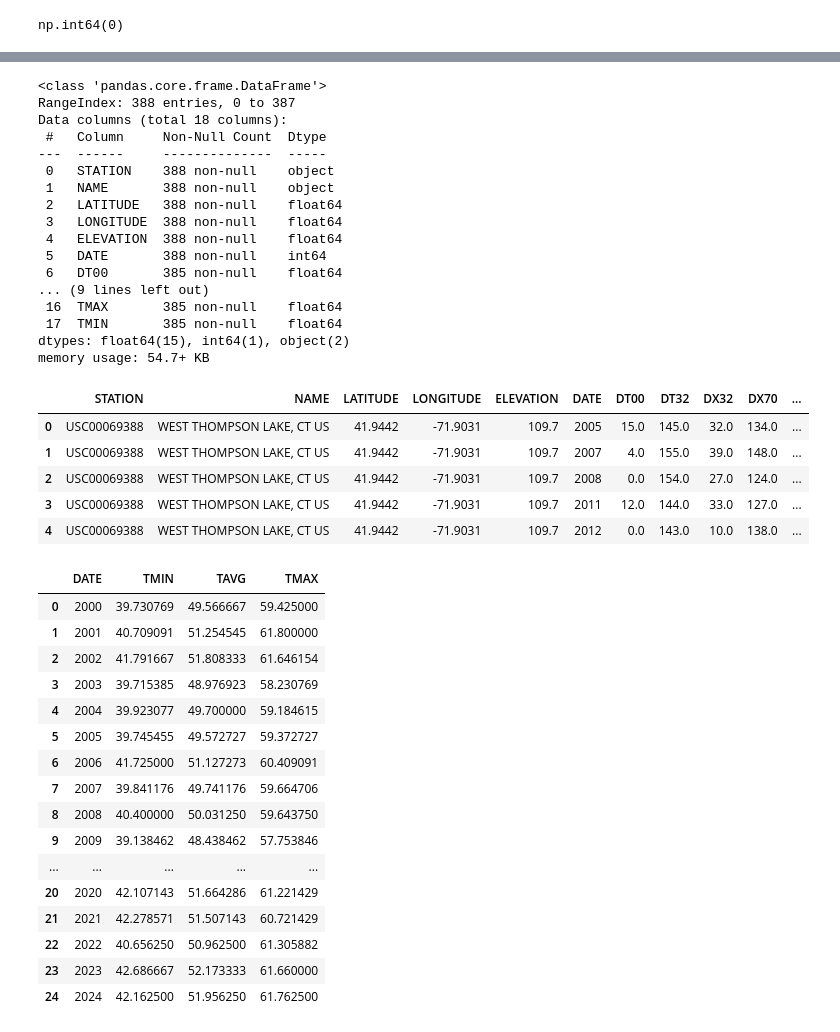
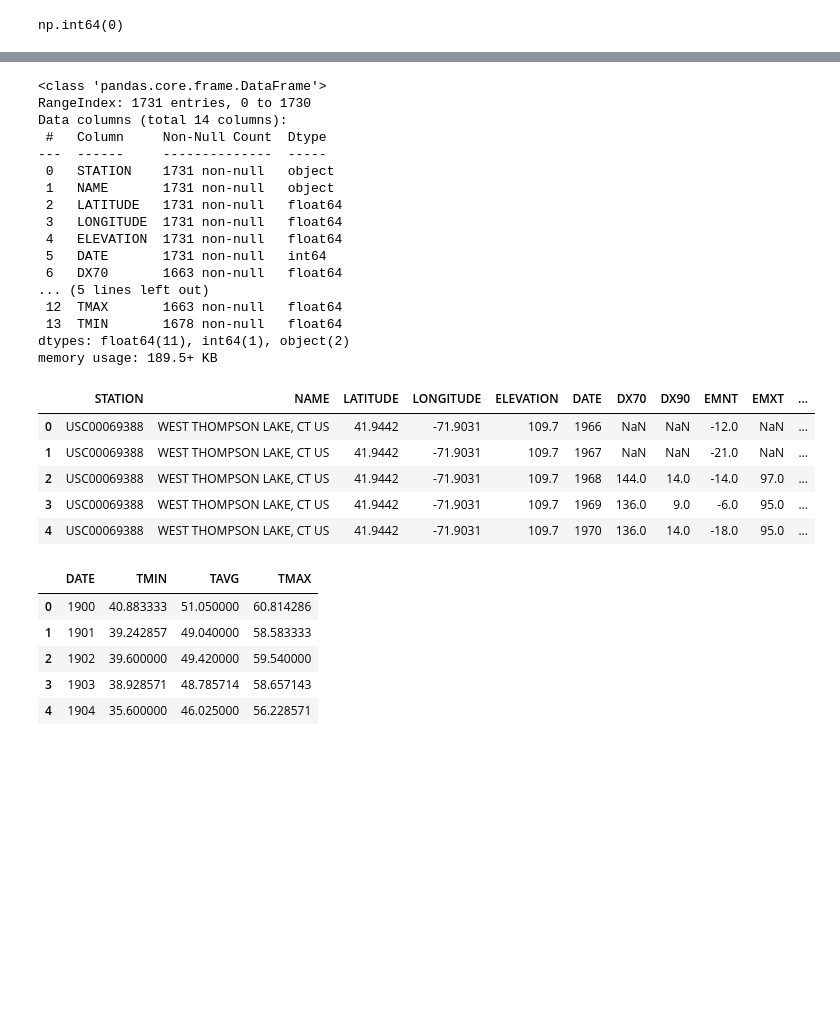
Before and after one commit to envirodatascience/final-project-insect-team, a Jupyter notebook: temp_data_insect_final.ipynb, the cells around one changed output, grey strips where cells are left out. Saved outputs shown, nothing was run; the diff lists cells and outputs as text; code cells hidden in the pictures; blank space fills up the shorter version.

```diff
--- a/temp_data_insect_final.ipynb
+++ b/temp_data_insect_final.ipynb
@@ -17,6 +17,10 @@ import numpy as np
 # download the data
 # TODO: save to GitHub, read in from there
 df_temp = pd.read_csv('https://www.ncei.noaa.gov/orders/cdo/3998324.csv')
+# %%
+# load in 1900-2024 data
+# github link https://github.com/envirodatascience/final-project-insect-team/blob/main/temp_data_1900-2024.csv
+df_temp = pd.read_csv('temp_data_1900-2024.csv')
 # %%
 df_temp.head()
 # %% [output]
@@ -127,50 +140,40 @@ df_temp_clean = df_temp.drop(df_temp[(df_temp['TAVG'].isna()) & (df_temp['TMIN']
 df_temp_clean.info()
 # %% [output]
 <class 'pandas.core.frame.DataFrame'>
-RangeIndex: 388 entries, 0 to 387
-Data columns (total 18 columns):
+RangeIndex: 1731 entries, 0 to 1730
+Data columns (total 14 columns):
  #   Column     Non-Null Count  Dtype
 ---  ------     --------------  -----
- 0   STATION    388 non-null    object
- 1   NAME       388 non-null    object
- 2   LATITUDE   388 non-null    float64
- 3   LONGITUDE  388 non-null    float64
- 4   ELEVATION  388 non-null    float64
- 5   DATE       388 non-null    int64
- 6   DT00       385 non-null    float64
-... (9 lines left out)
- 16  TMAX       385 non-null    float64
- 17  TMIN       385 non-null    float64
-dtypes: float64(15), int64(1), object(2)
-memory usage: 54.7+ KB
+ 0   STATION    1731 non-null   object
+ 1   NAME       1731 non-null   object
+ 2   LATITUDE   1731 non-null   float64
+ 3   LONGITUDE  1731 non-null   float64
+ 4   ELEVATION  1731 non-null   float64
+ 5   DATE       1731 non-null   int64
+ 6   DX70       1663 non-null   float64
+... (5 lines left out)
+ 12  TMAX       1663 non-null   float64
+ 13  TMIN       1678 non-null   float64
+dtypes: float64(11), int64(1), object(2)
+memory usage: 189.5+ KB
 # %%
 df_temp_clean.head()
 # %% [output]
-|  | STATION | NAME | LATITUDE | LONGITUDE | ELEVATION | DATE | DT00 | DT32 | DX32 | DX70 | ... |
-| 0 | USC00069388 | WEST THOMPSON LAKE, CT US | 41.9442 | -71.9031 | 109.7 | 2005 | 15.0 | 145.0 | 32.0 | 134.0 | ... |
-| 1 | USC00069388 | WEST THOMPSON LAKE, CT US | 41.9442 | -71.9031 | 109.7 | 2007 | 4.0 | 155.0 | 39.0 | 148.0 | ... |
-| 2 | USC00069388 | WEST THOMPSON LAKE, CT US | 41.9442 | -71.9031 | 109.7 | 2008 | 0.0 | 154.0 | 27.0 | 124.0 | ... |
-| 3 | USC00069388 | WEST THOMPSON LAKE, CT US | 41.9442 | -71.9031 | 109.7 | 2011 | 12.0 | 144.0 | 33.0 | 127.0 | ... |
-| 4 | USC00069388 | WEST THOMPSON LAKE, CT US | 41.9442 | -71.9031 | 109.7 | 2012 | 0.0 | 143.0 | 10.0 | 138.0 | ... |
+|  | STATION | NAME | LATITUDE | LONGITUDE | ELEVATION | DATE | DX70 | DX90 | EMNT | EMXT | ... |
+| 0 | USC00069388 | WEST THOMPSON LAKE, CT US | 41.9442 | -71.9031 | 109.7 | 1966 | NaN | NaN | -12.0 | NaN | ... |
+| 1 | USC00069388 | WEST THOMPSON LAKE, CT US | 41.9442 | -71.9031 | 109.7 | 1967 | NaN | NaN | -21.0 | NaN | ... |
+| 2 | USC00069388 | WEST THOMPSON LAKE, CT US | 41.9442 | -71.9031 | 109.7 | 1968 | 144.0 | 14.0 | -14.0 | 97.0 | ... |
+| 3 | USC00069388 | WEST THOMPSON LAKE, CT US | 41.9442 | -71.9031 | 109.7 | 1969 | 136.0 | 9.0 | -6.0 | 95.0 | ... |
+| 4 | USC00069388 | WEST THOMPSON LAKE, CT US | 41.9442 | -71.9031 | 109.7 | 1970 | 136.0 | 14.0 | -18.0 | 95.0 | ... |
 # %%
 # get a summary of the average, average maximum, and average minimum temperatures by year for each location
 
-df_temp_clean.groupby(['DATE']).agg({'TMIN': 'mean', 'TAVG': 'mean', 'TMAX': 'mean'}).reset_index()
+df_yearly = df_temp_clean.groupby(['DATE']).agg({'TMIN': 'mean', 'TAVG': 'mean', 'TMAX': 'mean'}).reset_index()
+df_yearly.head()
 # %% [output]
 |  | DATE | TMIN | TAVG | TMAX |
-| 0 | 2000 | 39.730769 | 49.566667 | 59.425000 |
-| 1 | 2001 | 40.709091 | 51.254545 | 61.800000 |
-| 2 | 2002 | 41.791667 | 51.808333 | 61.646154 |
-| 3 | 2003 | 39.715385 | 48.976923 | 58.230769 |
-| 4 | 2004 | 39.923077 | 49.700000 | 59.184615 |
-| 5 | 2005 | 39.745455 | 49.572727 | 59.372727 |
-| 6 | 2006 | 41.725000 | 51.127273 | 60.409091 |
-| 7 | 2007 | 39.841176 | 49.741176 | 59.664706 |
-| 8 | 2008 | 40.400000 | 50.031250 | 59.643750 |
-| 9 | 2009 | 39.138462 | 48.438462 | 57.753846 |
-| ... | ... | ... | ... | ... |
-| 20 | 2020 | 42.107143 | 51.664286 | 61.221429 |
-| 21 | 2021 | 42.278571 | 51.507143 | 60.721429 |
-| 22 | 2022 | 40.656250 | 50.962500 | 61.305882 |
-| 23 | 2023 | 42.686667 | 52.173333 | 61.660000 |
-| 24 | 2024 | 42.162500 | 51.956250 | 61.762500 |
+| 0 | 1900 | 40.883333 | 51.050000 | 60.814286 |
+| 1 | 1901 | 39.242857 | 49.040000 | 58.583333 |
+| 2 | 1902 | 39.600000 | 49.420000 | 59.540000 |
+| 3 | 1903 | 38.928571 | 48.785714 | 58.657143 |
+| 4 | 1904 | 35.600000 | 46.025000 | 56.228571 |
```
Also changed, not shown: parts of 7 cells of this notebook.
